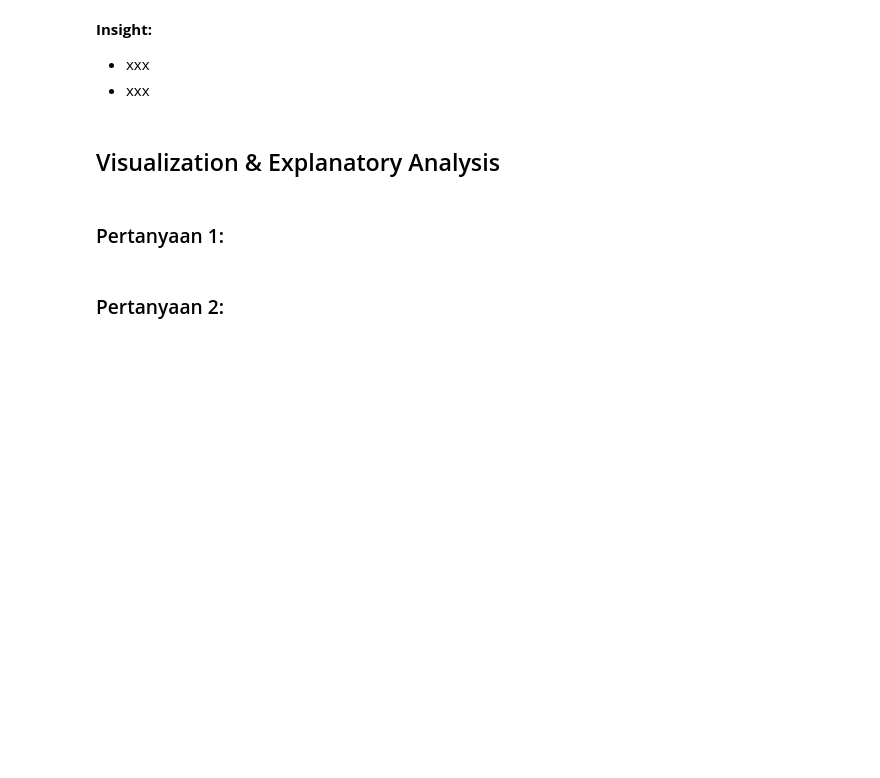
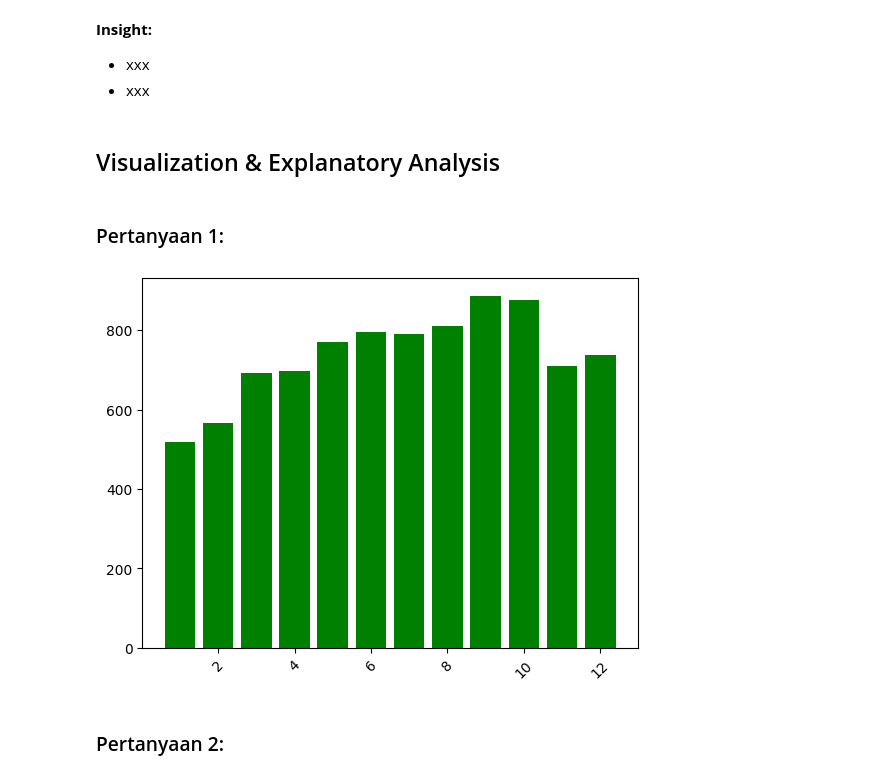
Before and after one commit to agayatri123/Proyek-Analisa-Data, a Jupyter notebook: Proyek_Analisis_Data.ipynb, the cells around one changed output. Drawn from its saved outputs; the diff is of its cells as text; code cells hidden in the pictures; blank space fills up the shorter version.

```diff
--- a/Proyek_Analisis_Data.ipynb
+++ b/Proyek_Analisis_Data.ipynb
@@ -222,5 +239,12 @@ df_hour.groupby(by="mnth").max()
 ## Visualization & Explanatory Analysis
 # %% [markdown]
 ### Pertanyaan 1:
+# %%
+# Bar chart untuk mengetahui pada bulan apa pemakaian sewa sepeda terbanyak
+plt.bar(x=df_hour['mnth'], height=df_hour['registered'], color='green')
+plt.xticks(rotation=45)
+plt.show()
+# %% [output]
+[figure, added]
 # %% [markdown]
 ### Pertanyaan 2:
```
Also changed, not shown: parts of 3 cells of this notebook.
